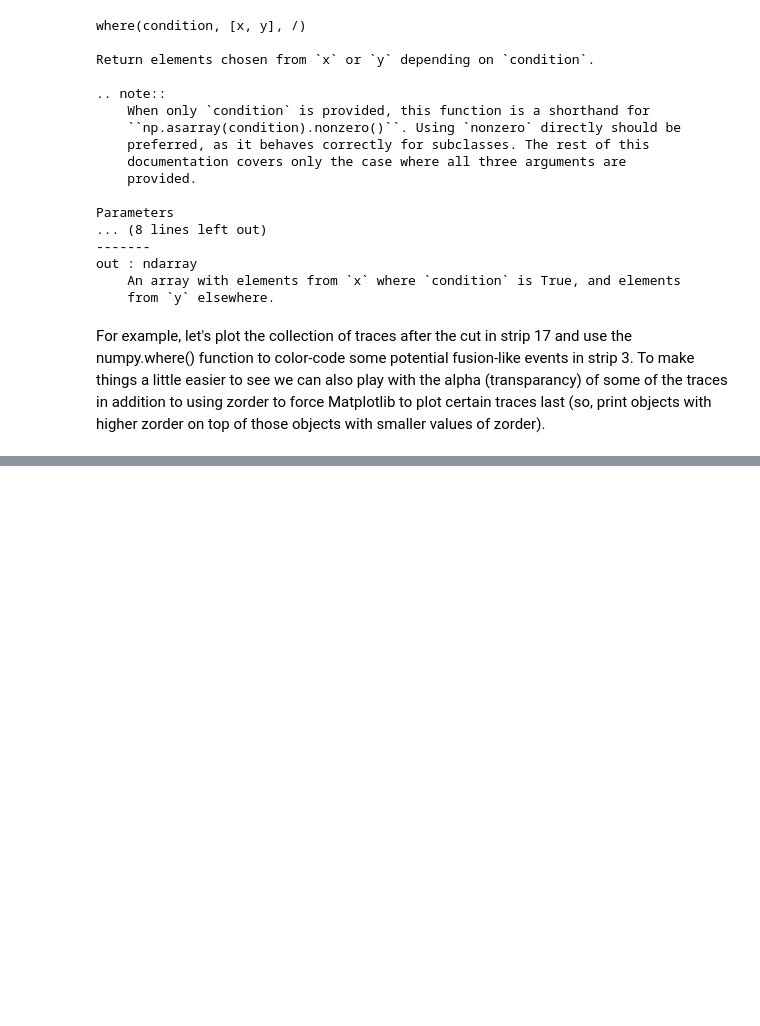
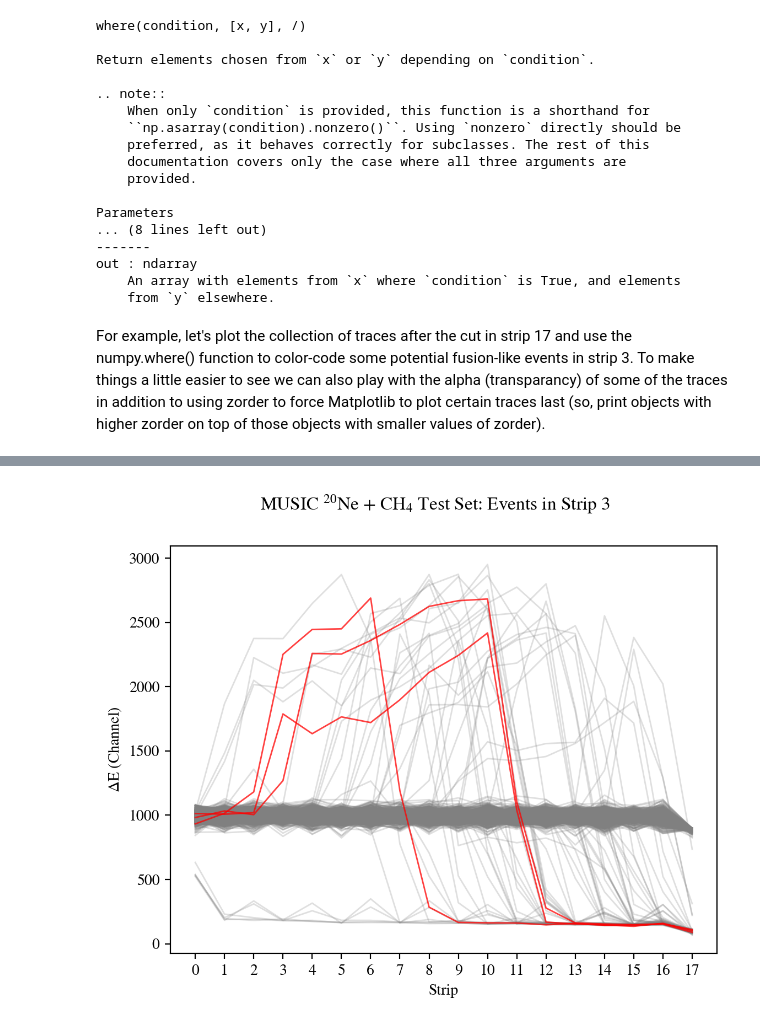
Before and after one commit to dneto1729/MUSIC_with_python, a Jupyter notebook: tutorials/3 - Basic Analysis and Identifying Potential Events.ipynb, the cells around one changed output, grey strips where cells are left out. Cells and saved outputs as stored; diff of their text form; code cells hidden in the pictures; blank space fills up the shorter version.

```diff
--- a/tutorials/3 - Basic Analysis and Identifying Potential Events.ipynb
+++ b/tutorials/3 - Basic Analysis and Identifying Potential Events.ipynb
@@ -471,0 +477,24 @@ plt.show()
+# %%
+color = np.where(event_cut['s2'] < 1200.0, np.where(event_cut['s3'] > 1200.0, 'red', 'grey'), 'grey')
+alpha = np.where(event_cut['s2'] < 1200.0, np.where(event_cut['s3'] > 1200.0, 0.75, 0.25), 0.25)
+zorder = np.where(event_cut['s2'] < 1200.0, np.where(event_cut['s3'] > 1200.0, 100, 1), 1)
+
+strip_num = np.arange(0,18,1)
+
+fig, ax = plt.subplots()
+fig.suptitle(r'MUSIC $^{20}$Ne + CH$_{4}$ Test Set: Events in Strip 3')
+# loop over the traces
+for i in tqdm(range(len(event_cut.index))):
+    ax.plot(strip_num,
+            event_cut.iloc[i,0:18],
+            color=color[i], # use the 'color' array we made with np.where to set the color of the ith trace
+            alpha=alpha[i],
+            linewidth=1,
+            zorder=zorder[i])
+
+ax.set_xlabel('Strip')
+ax.xaxis.set_major_locator(MaxNLocator(nbins=20)) # major x-axis ticks at integer values (one of many ways to do this)
+ax.set_ylabel(r'$\Delta$E (Channel)')
+plt.show()
+# %% [output]
+[figure, added]
```
Also changed, not shown: parts of 9 cells of this notebook.
